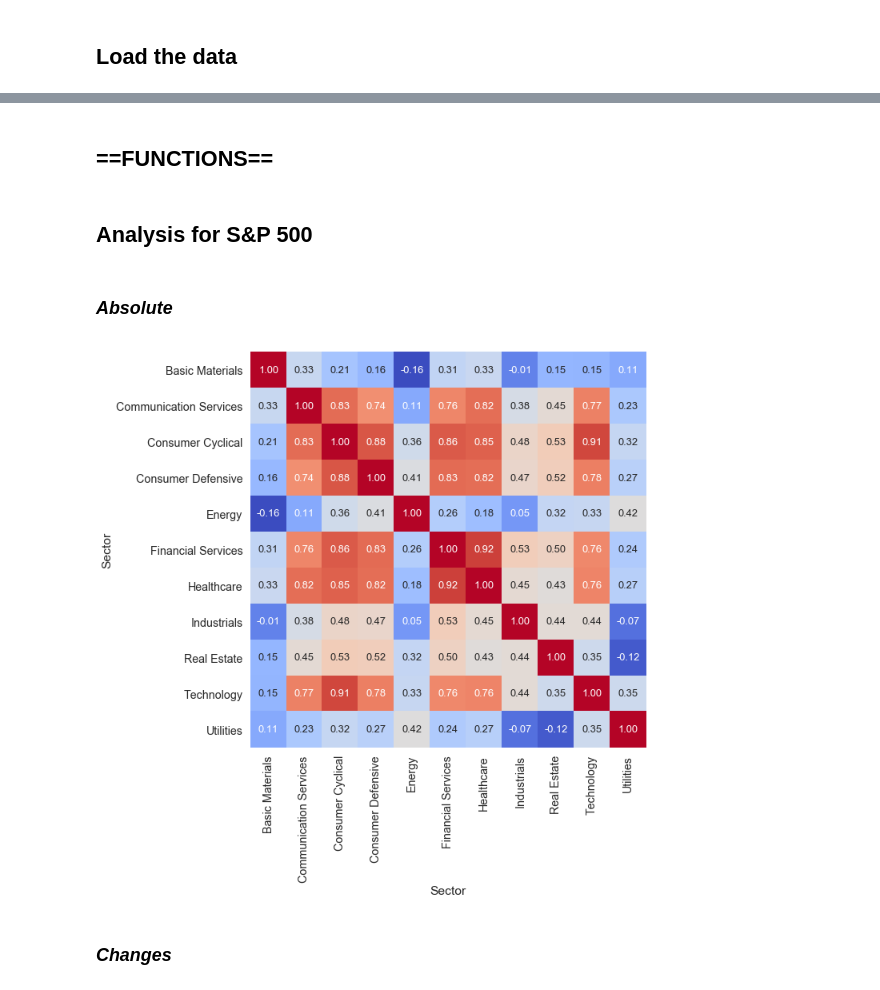
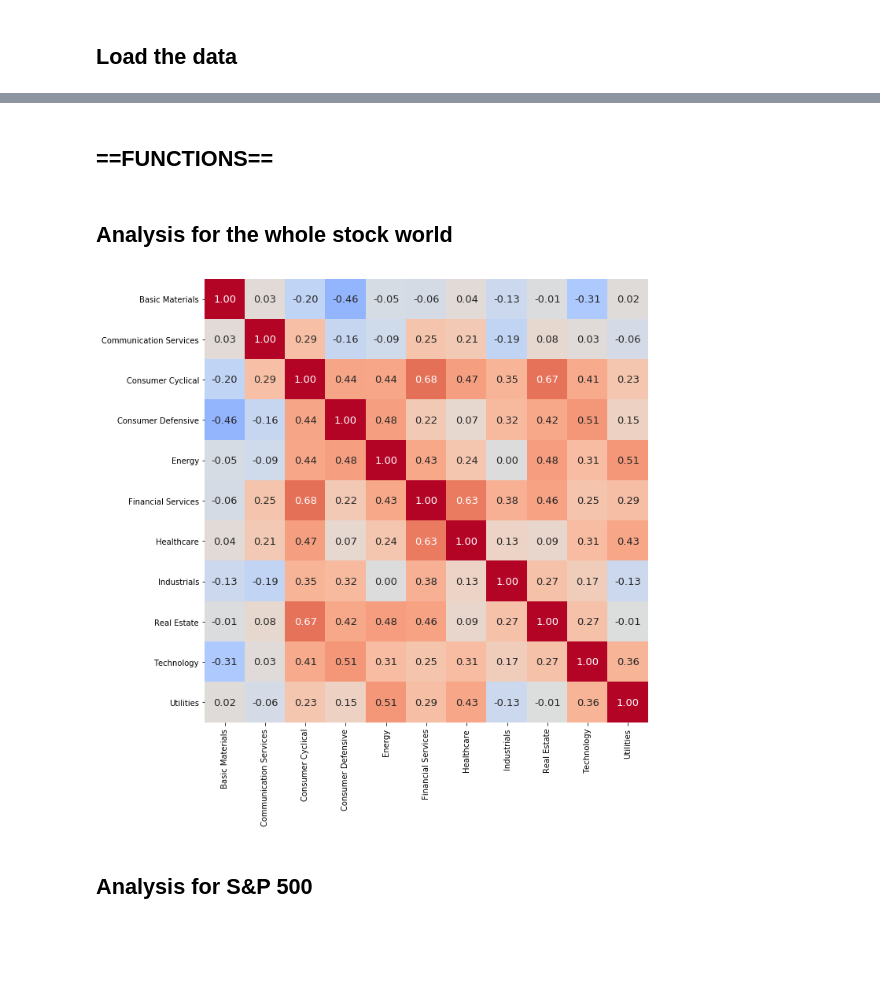
Before and after one commit to stancld/MSc-Project, a Jupyter notebook: Exploration/Correlation and differences across sectors within the market.ipynb, the cells around one changed output, grey strips where cells are left out. Saved outputs shown, nothing was run; the diff lists cells and outputs as text; code cells hidden in the pictures; blank space fills up the shorter version.

```diff
--- a/Exploration/Correlation and differences across sectors within the market.ipynb
+++ b/Exploration/Correlation and differences across sectors within the market.ipynb
@@ -2,6 +2,8 @@
 ## Settings
 # %%
 reviews_path = 'C:\\Data\\UCL\\@MSc Project - Data and sources\\reviews.csv'
+
+output_path = 'C:\\Data\\UCL\\@MSc Project - Data and Sources\\Images'
 # %%
 import numpy as np
 import pandas as pd
@@ -30,4 +33,4 @@ data['Date'] = pd.to_datetime(data.Date)
 
 data = data[(data.Date >= min_date) & (data.Date <= max_date)]
 # %% [markdown]
-## **==FUNCTIONS==**
+## ==FUNCTIONS==
@@ -34,2 +68,37 @@ data = data[(data.Date >= min_date) & (data.Date <= max_date)]
+# %%
+def plot_correlation(data_pivot, figsize, font_size = 13, output_path=False):
+    if type(figsize) != tuple:
+        return TypeError('Arg figize must be of type tuple')
+
+    corr = data_pivot.corr()
+    plt.figure(figsize=figsize)
+
+    g = sns.heatmap(
+        corr,
+        annot=True,
+        fmt='.2f',
+        annot_kws={'size': font_size},
+        cbar=False,
+        cmap='coolwarm',
+        vmin=-1.0,
+        vmax=1.0,
+        square=True
+    )
+
+    g.set(xlabel=None)
+    g.set(ylabel=None)
+
+    plt.tight_layout()
+
+    if output_path:
+        plt.savefig(output_path)
+# %% [markdown]
+## Analysis for the whole stock world
+# %%
+data_pivot = get_pivot(data, level='Sector')
+# %%
+plot_correlation(data_pivot, figsize=(10,10), output_path=join(output_path, 'sentiment_corr.png'))
+# %% [output]
+[figure, added]
 # %% [markdown]
 ## Analysis for S&P 500
@@ -52,2 +104,0 @@ data_sp_pivot = pd.pivot_table(
-# %% [markdown]
-### *Absolute*
@@ -56,19 +104,0 @@ sp_corr = data_sp_pivot.corr()
-# %%
-plt.figure(figsize=(10,10))
-
-sns.heatmap(
-    sp_corr,
-    annot=True,
-    fmt='.2f',
-    annot_kws={'size': 13},
-    cbar=False,
-    cmap='coolwarm',
-    square=True
-)
-
-plt.tight_layout()
-#plt.savefig('C:\\Data\\UCL\\@MSc Project - Data and sources\\Images\\corr_1.png')
-# %% [output]
-[figure, removed]
-# %% [markdown]
-### *Changes*
```
Also changed, not shown: parts of 18 cells of this notebook, 2 other files.
